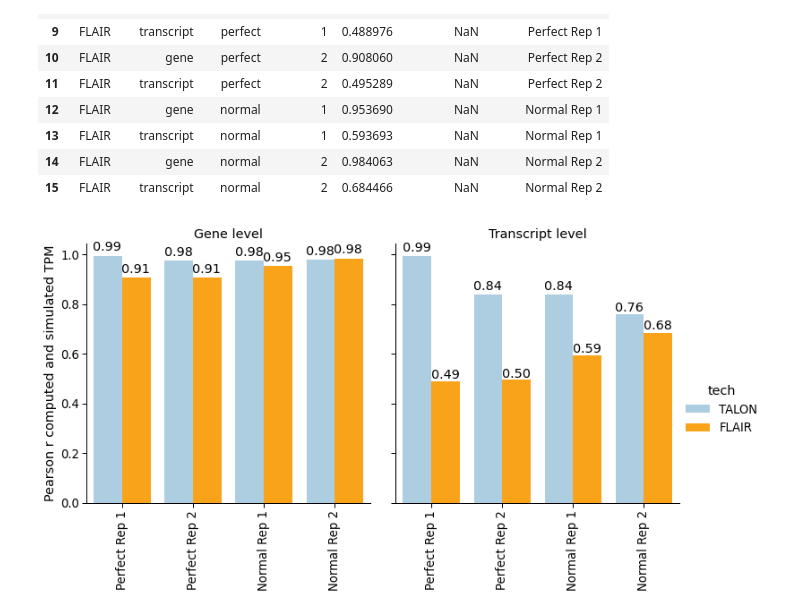
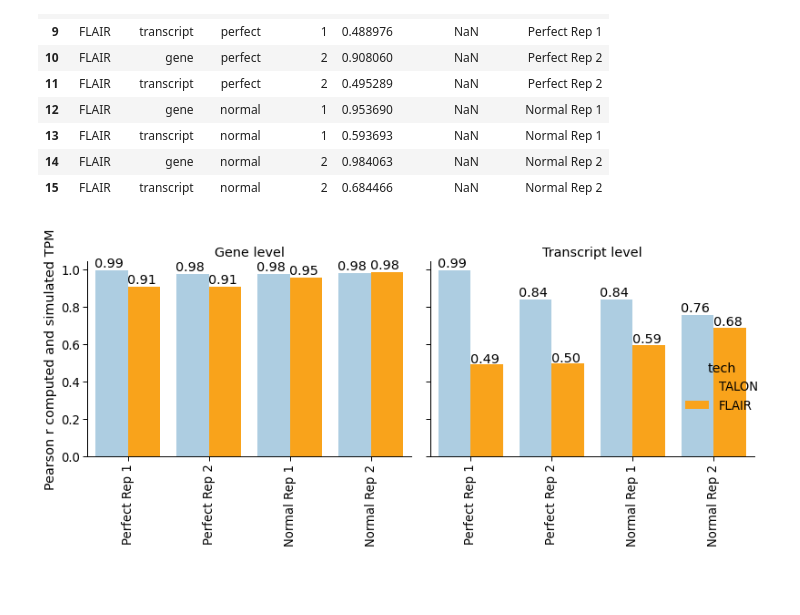
Before and after one commit to mortazavilab/TALON-paper-2020, a Jupyter notebook: simulations/compare_technologies/plot_quantification_correlations.ipynb, the cells around one changed output. Saved outputs shown, nothing was run; the diff lists cells and outputs as text; code cells hidden in the pictures; blank space fills up the shorter version.

```diff
--- a/simulations/compare_technologies/plot_quantification_correlations.ipynb
+++ b/simulations/compare_technologies/plot_quantification_correlations.ipynb
@@ -31,30 +31,31 @@ df
 # %%
 c_dict = {'TALON': '#adcde1', 'FLAIR': '#f9a31b'}
 g = sns.catplot(data=df, x='Simulated dataset', y='pearson', col='quant_level', hue='tech', kind='bar', saturation=1, palette=c_dict)
 for i,ax in enumerate(g.axes.flat):
     plt.setp(ax.get_xticklabels(),rotation=90)
 #     plt.tight_layout()
     if i == 0:
         ax.set(xlabel='', ylabel='Pearson r computed and simulated TPM', title='Gene level')
     else:
         ax.set(xlabel='', title='Transcript level')
 
 ax = g.facet_axis(0,0)
 for p in ax.patches:
     ax.text(p.get_x() - 0.01,
             p.get_height() * 1.02,
            '{:.2f}'.format(p.get_height()),   #Used to format it K representation
             color='black',
             rotation='horizontal',
             size='medium')
 ax = g.facet_axis(0,1)
 for p in ax.patches:
     ax.text(p.get_x() - 0.005,
             p.get_height() * 1.02,
            '{:.2f}'.format(p.get_height()),   #Used to format it K representation
             color='black',
             rotation='horizontal',
             size='medium')
+plt.tight_layout()
 plt.savefig('quantification_correlation_barplot.pdf', dpi=300)
 # %% [output]
-[figure, old version]
+[figure, new version]
```
Also changed, not shown: 1 other file.
